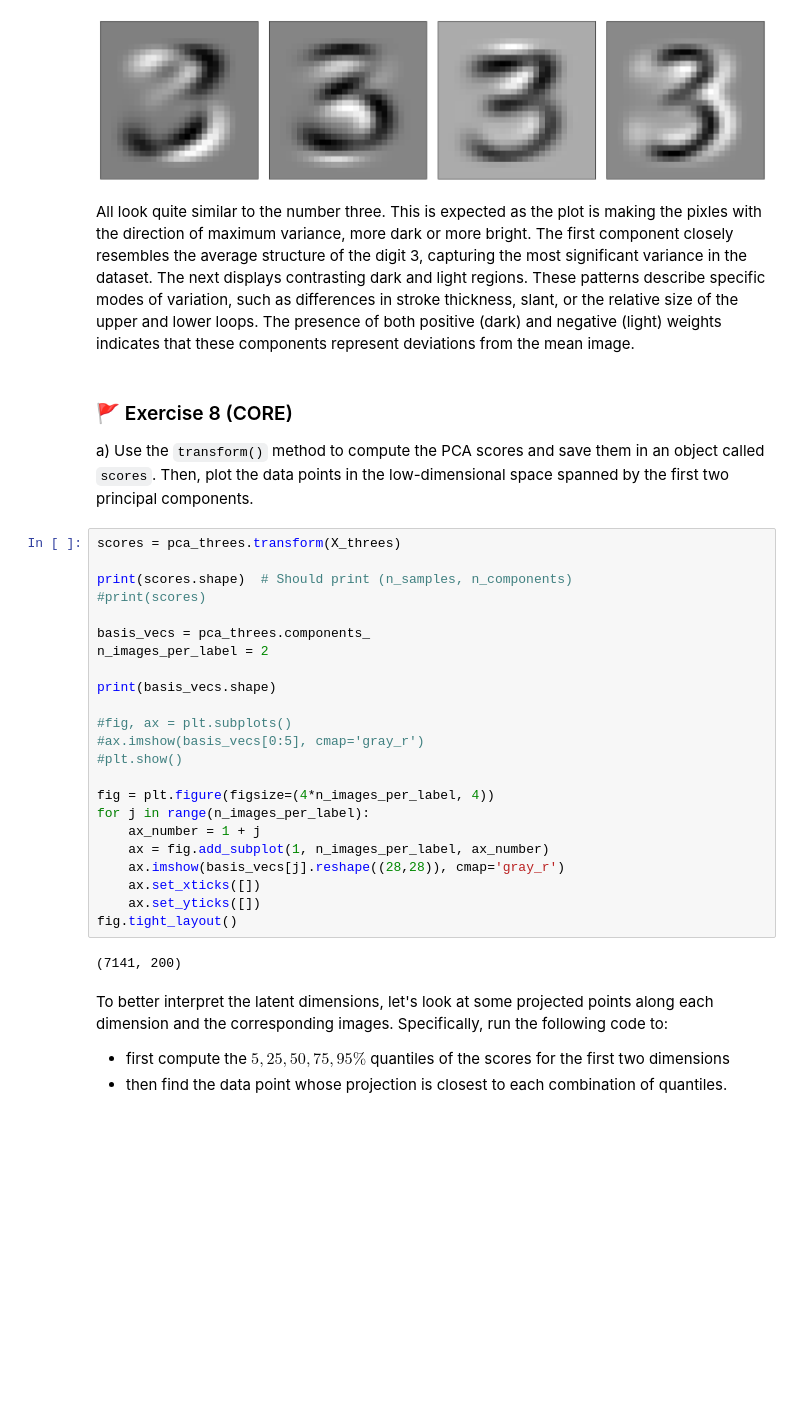
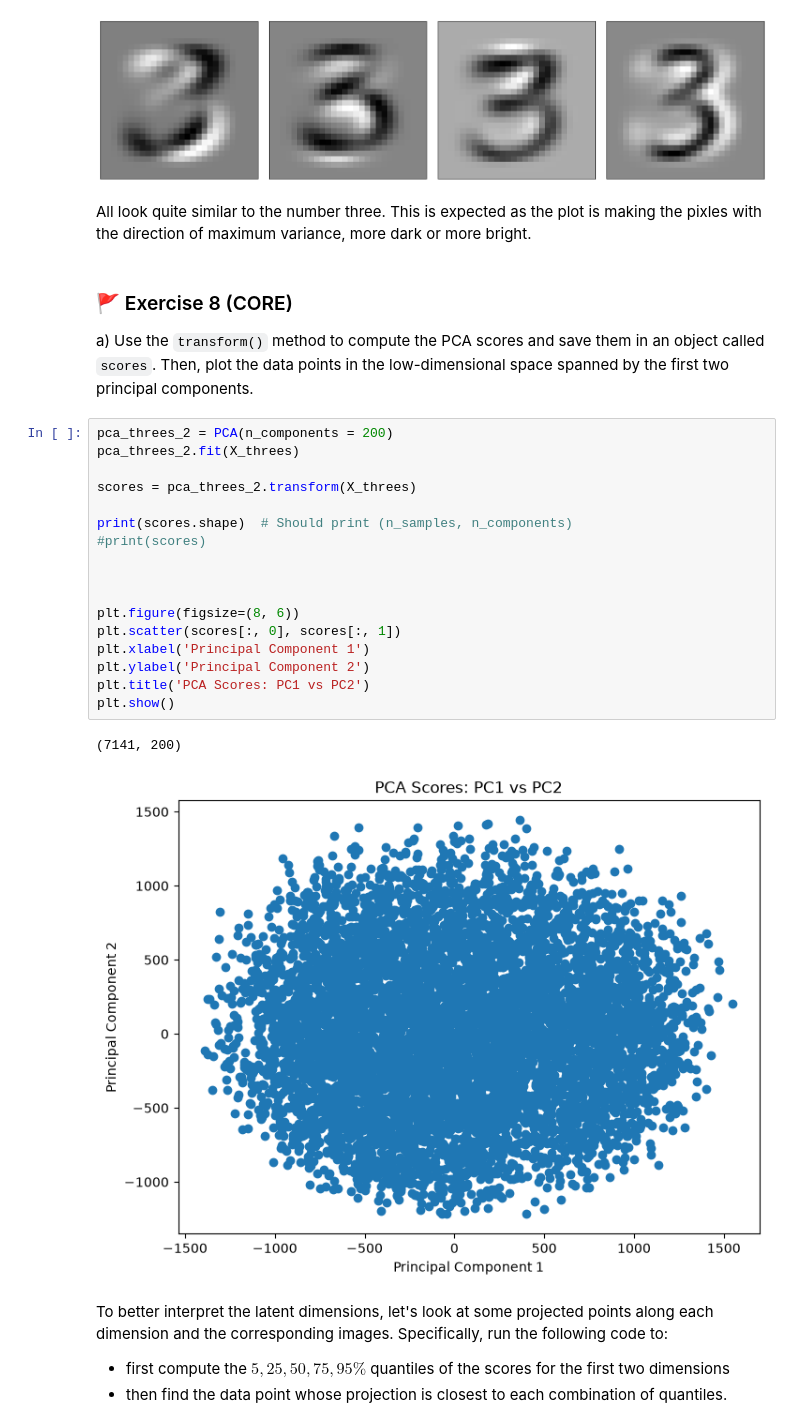
Before and after one commit to thomasvsinclair/ml-workshops, a Jupyter notebook: WS2/mlp_week02.ipynb, the cells around one changed output. Saved outputs shown, nothing was run; the diff lists cells and outputs as text; blank space fills up the shorter version.

```diff
--- a/WS2/mlp_week02.ipynb
+++ b/WS2/mlp_week02.ipynb
@@ -279,37 +287,32 @@ fig.tight_layout()
 # %% [output]
 (200, 784)
 [figure]
-# %% [markdown]
-All look quite similar to the number three. This is expected as the plot is making the pixles with the direction of maximum variance, more dark or more bright. The first component closely resembles the average structure of the digit 3, capturing the most significant variance in the dataset. The next displays contrasting dark and light regions. These patterns describe specific modes of variation, such as differences in stroke thickness, slant, or the relative size of the upper and lower loops. The presence of both positive (dark) and negative (light) weights indicates that these components represent deviations from the mean image.
+# %% [markdown]
+All look quite similar to the number three. This is expected as the plot is making the pixles with the direction of maximum variance, more dark or more bright.
 # %% [markdown]
 ### 🚩 Exercise 8 (CORE)
 
 a) Use the `transform()` method to compute the PCA scores and save them in an object called `scores`. Then, plot the data points in the low-dimensional space spanned by the first two principal components.
-# %%
-scores = pca_threes.transform(X_threes)
-
-print(scores.shape)  # Should print (n_samples, n_components)
-#print(scores)
-
-basis_vecs = pca_threes.components_
-n_images_per_label = 2
-
-print(basis_vecs.shape)
-
-#fig, ax = plt.subplots()
-#ax.imshow(basis_vecs[0:5], cmap='gray_r')
-#plt.show()
-
-fig = plt.figure(figsize=(4*n_images_per_label, 4))
-for j in range(n_images_per_label):
-    ax_number = 1 + j
-    ax = fig.add_subplot(1, n_images_per_label, ax_number)
-    ax.imshow(basis_vecs[j].reshape((28,28)), cmap='gray_r')
-    ax.set_xticks([])
-    ax.set_yticks([])
-fig.tight_layout()
-# %% [output]
-(7141, 200)
+# %%
+pca_threes_2 = PCA(n_components = 200)
+pca_threes_2.fit(X_threes)
+
+scores = pca_threes_2.transform(X_threes)
+
+print(scores.shape)  # Should print (n_samples, n_components)
+#print(scores)
+
+
+
+plt.figure(figsize=(8, 6))
+plt.scatter(scores[:, 0], scores[:, 1])
+plt.xlabel('Principal Component 1')
+plt.ylabel('Principal Component 2')
+plt.title('PCA Scores: PC1 vs PC2')
+plt.show()
+# %% [output]
+(7141, 200)
+[figure, added]
 # %% [markdown]
 To better interpret the latent dimensions, let's look at some projected points along each dimension and the corresponding images. Specifically, run the following code to:
 
```
Also changed, not shown: parts of 30 cells of this notebook, 1 other file.
